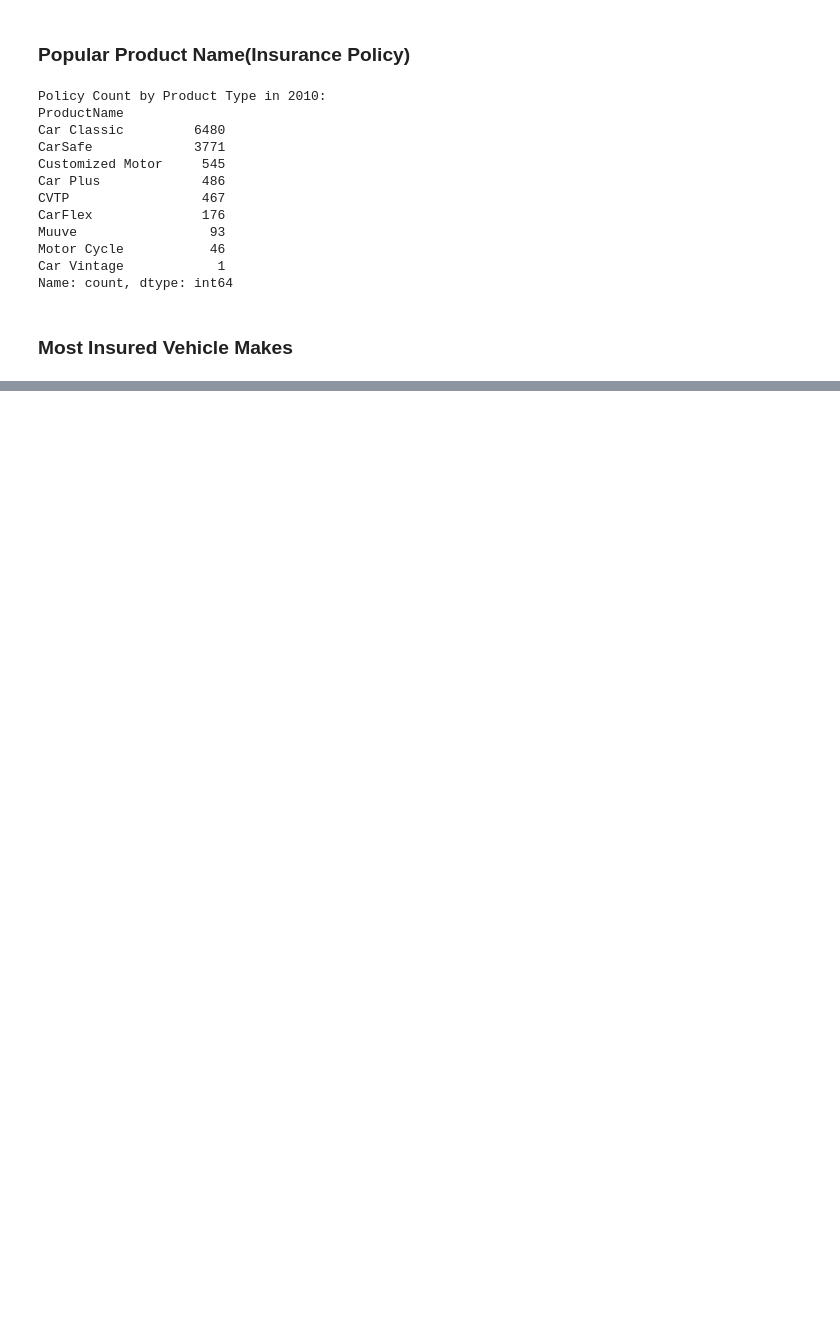
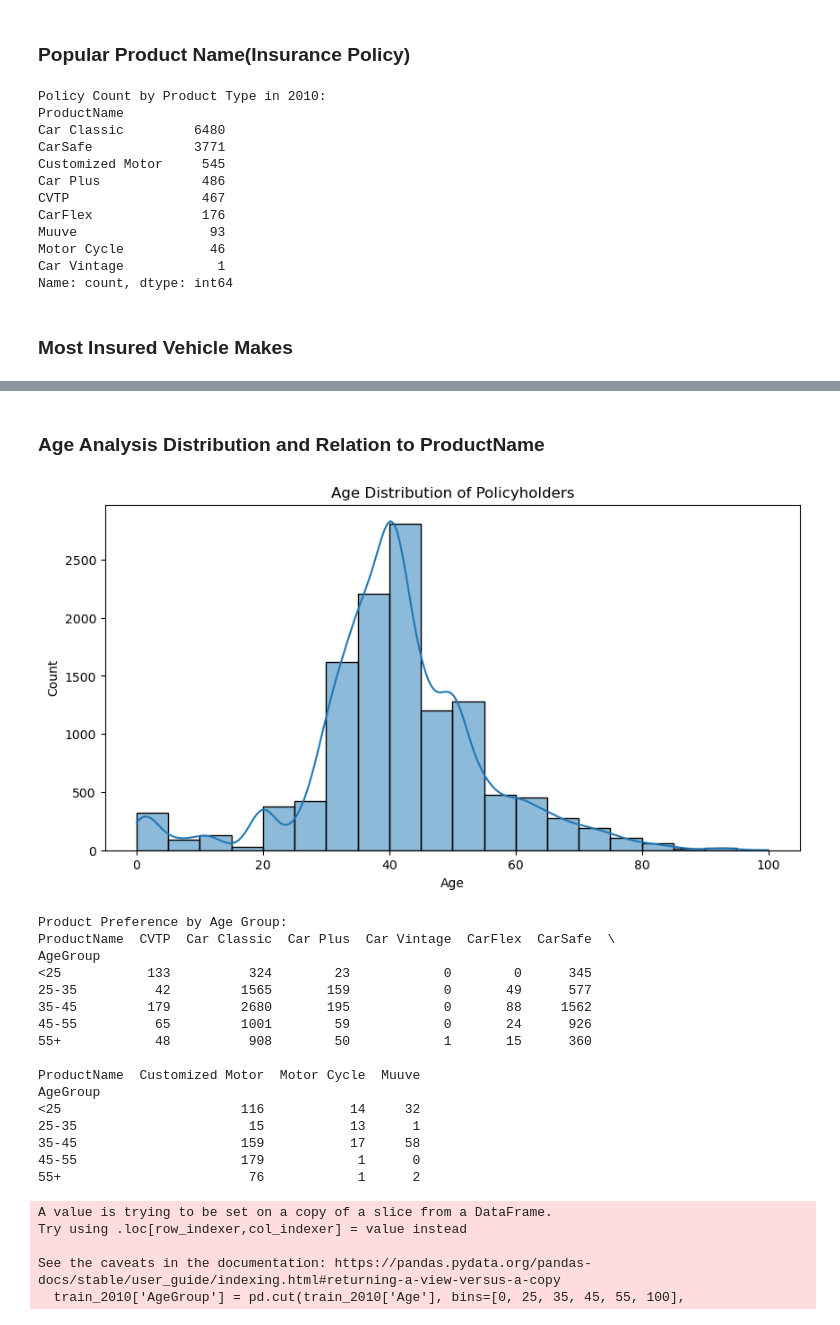
Before and after one commit to The-DigitalAcademy/claim_vision, a Jupyter notebook: analytical_questions.ipynb, the cells around one changed output, grey strips where cells are left out. Cells and saved outputs as stored; diff of their text form; code cells hidden in the pictures; blank space fills up the shorter version.

```diff
--- a/analytical_questions.ipynb
+++ b/analytical_questions.ipynb
@@ -348,0 +357,39 @@ result.head(10)
+# %% [markdown]
+### Age Analysis Distribution and Relation to ProductName
+# %%
+plt.figure(figsize=(10, 5))
+sns.histplot(train_2010['Age'], kde=True, bins=20)
+plt.title('Age Distribution of Policyholders')
+plt.xlabel('Age')
+plt.ylabel('Count')
+plt.show()
+
+train_2010['AgeGroup'] = pd.cut(train_2010['Age'], bins=[0, 25, 35, 45, 55, 100],
+                           labels=['<25', '25-35', '35-45', '45-55', '55+'])
+
+age_product = train_2010.groupby(['AgeGroup', 'ProductName']).size().unstack().fillna(0)
+print("\nProduct Preference by Age Group:")
+print(age_product)
+# %% [output]
+[figure, added]
+Product Preference by Age Group:
+ProductName  CVTP  Car Classic  Car Plus  Car Vintage  CarFlex  CarSafe  \
+AgeGroup
+<25           133          324        23            0        0      345
+25-35          42         1565       159            0       49      577
+35-45         179         2680       195            0       88     1562
+45-55          65         1001        59            0       24      926
+55+            48          908        50            1       15      360
+
+ProductName  Customized Motor  Motor Cycle  Muuve
+AgeGroup
+<25                       116           14     32
+25-35                      15           13      1
+35-45                     159           17     58
+45-55                     179            1      0
+55+                        76            1      2
+A value is trying to be set on a copy of a slice from a DataFrame.
+Try using .loc[row_indexer,col_indexer] = value instead
+
+See the caveats in the documentation: https://pandas.pydata.org/pandas-docs/stable/user_guide/indexing.html#returning-a-view-versus-a-copy
+  train_2010['AgeGroup'] = pd.cut(train_2010['Age'], bins=[0, 25, 35, 45, 55, 100],
```
Also changed, not shown: parts of 9 cells of this notebook.
